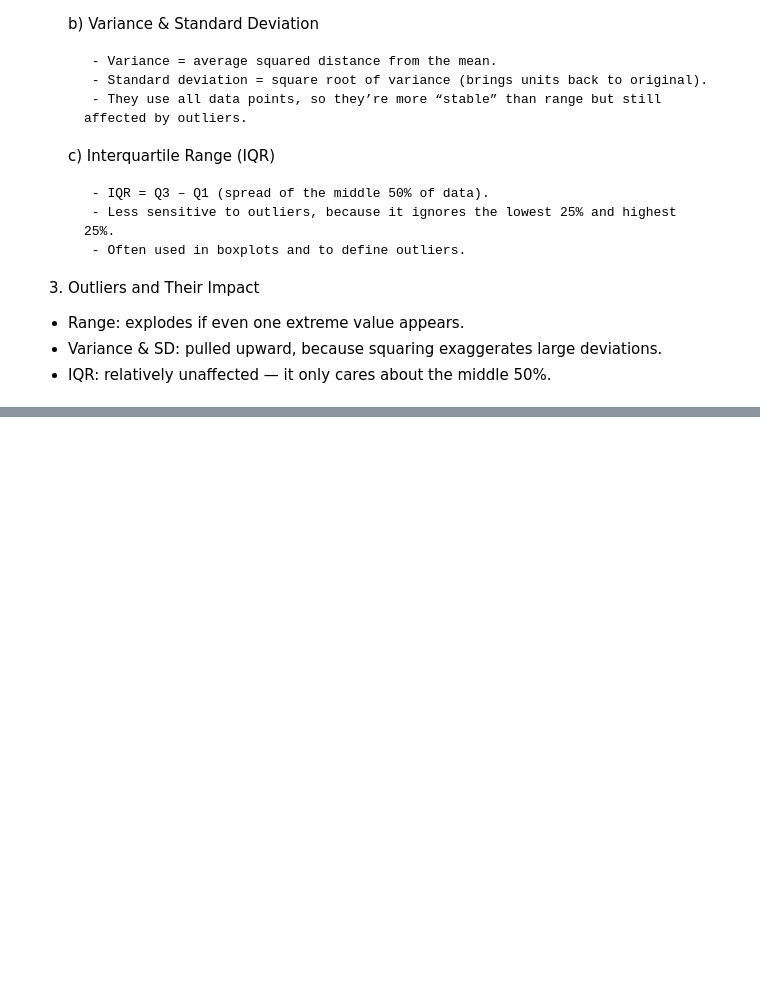
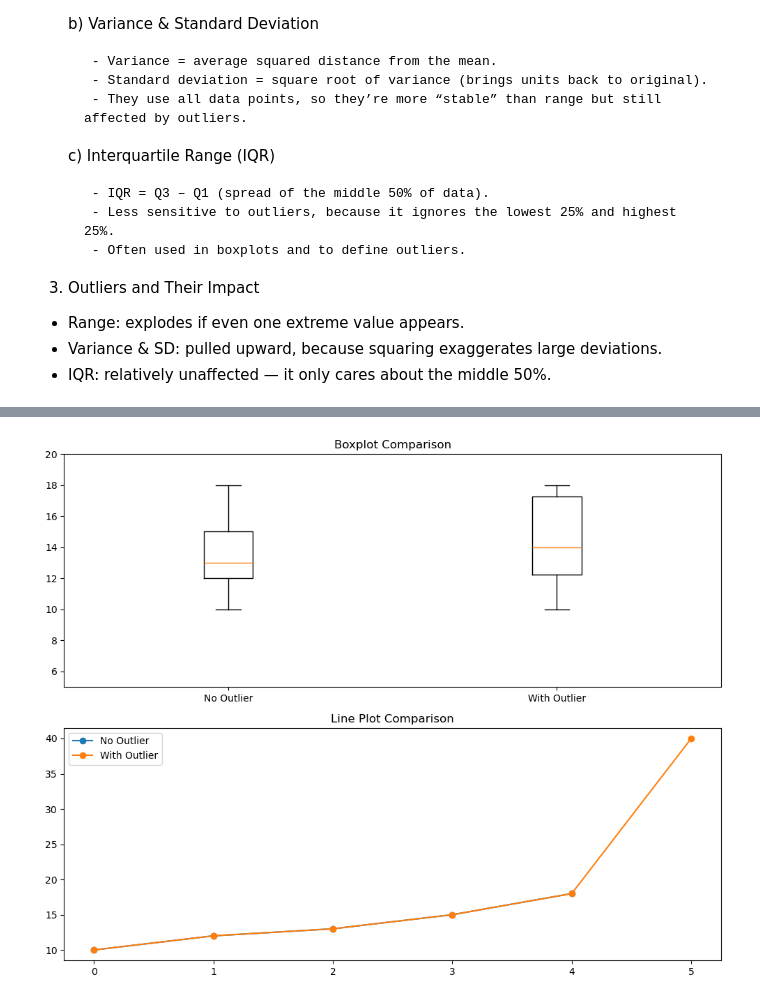
Before and after one commit to mlnotes2718/introduction-statistics-machine-learning, a Jupyter notebook: Statistics-in-ML-2-Spread-Dispersion.ipynb, the cells around one changed output, grey strips where cells are left out. Cells and saved outputs as stored; diff of their text form; code cells hidden in the pictures; blank space fills up the shorter version.

```diff
--- a/Statistics-in-ML-2-Spread-Dispersion.ipynb
+++ b/Statistics-in-ML-2-Spread-Dispersion.ipynb
@@ -38,0 +70,29 @@ Question for you: If both have the same mean, which dataset would be harder to p
+# %%
+import matplotlib.pyplot as plt
+import numpy as np
+
+# Dataset without outlier
+data1 = [10, 12, 13, 15, 18]
+
+# Dataset with outlier
+data2 = [10, 12, 13, 15, 18, 40]
+
+# --- Boxplots ---
+plt.figure(figsize=(10,8))
+
+plt.subplot(2,1,1)
+plt.boxplot([data1, data2], tick_labels=["No Outlier", "With Outlier"])
+plt.title("Boxplot Comparison")
+plt.ylim(5, 20)
+
+# --- Line plot (to see actual data points) ---
+plt.subplot(2,1,2)
+plt.plot(data1, "o-", label="No Outlier")
+plt.plot(data2, "o-", label="With Outlier")
+plt.title("Line Plot Comparison")
+plt.legend()
+
+plt.tight_layout()
+plt.show()
+# %% [output]
+[figure, added]
```
Also changed, not shown: parts of 41 cells of this notebook.
